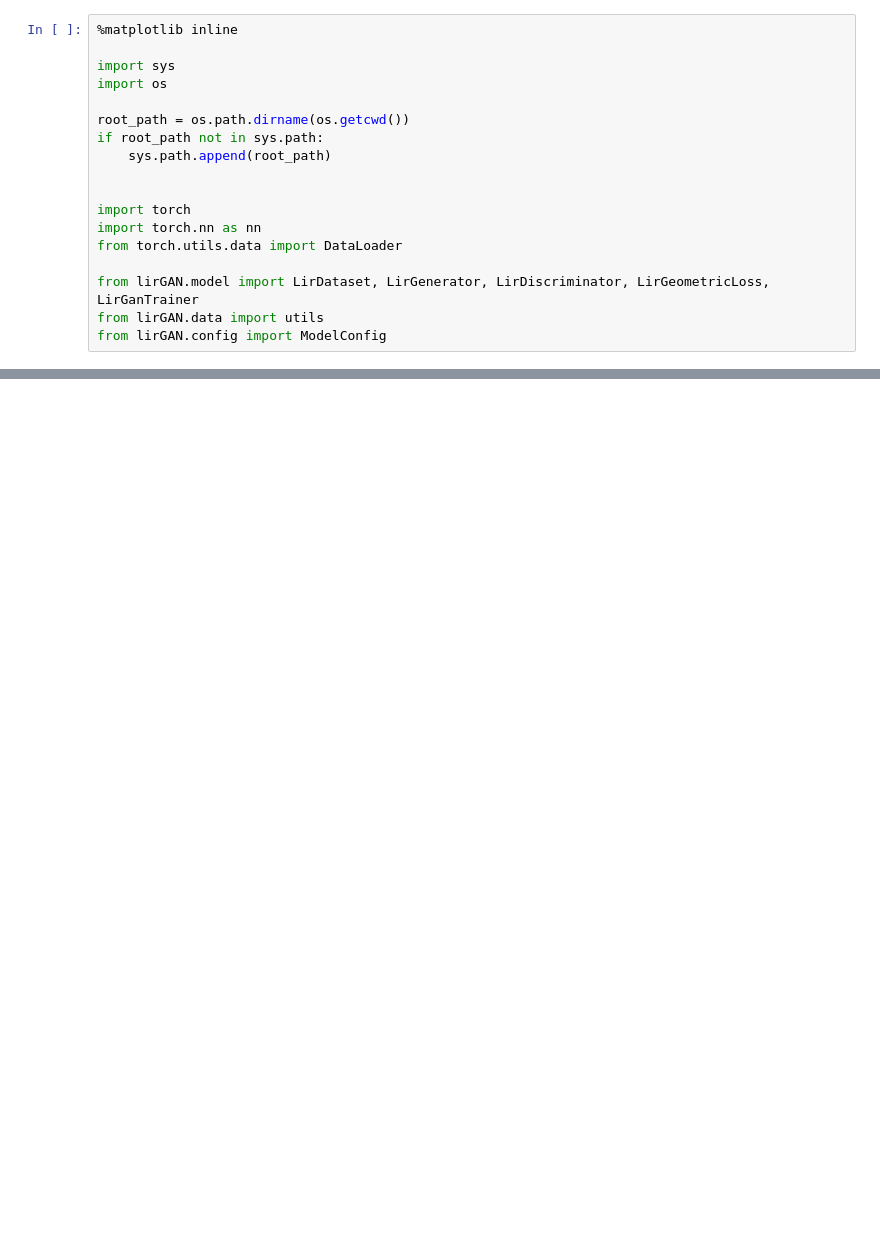
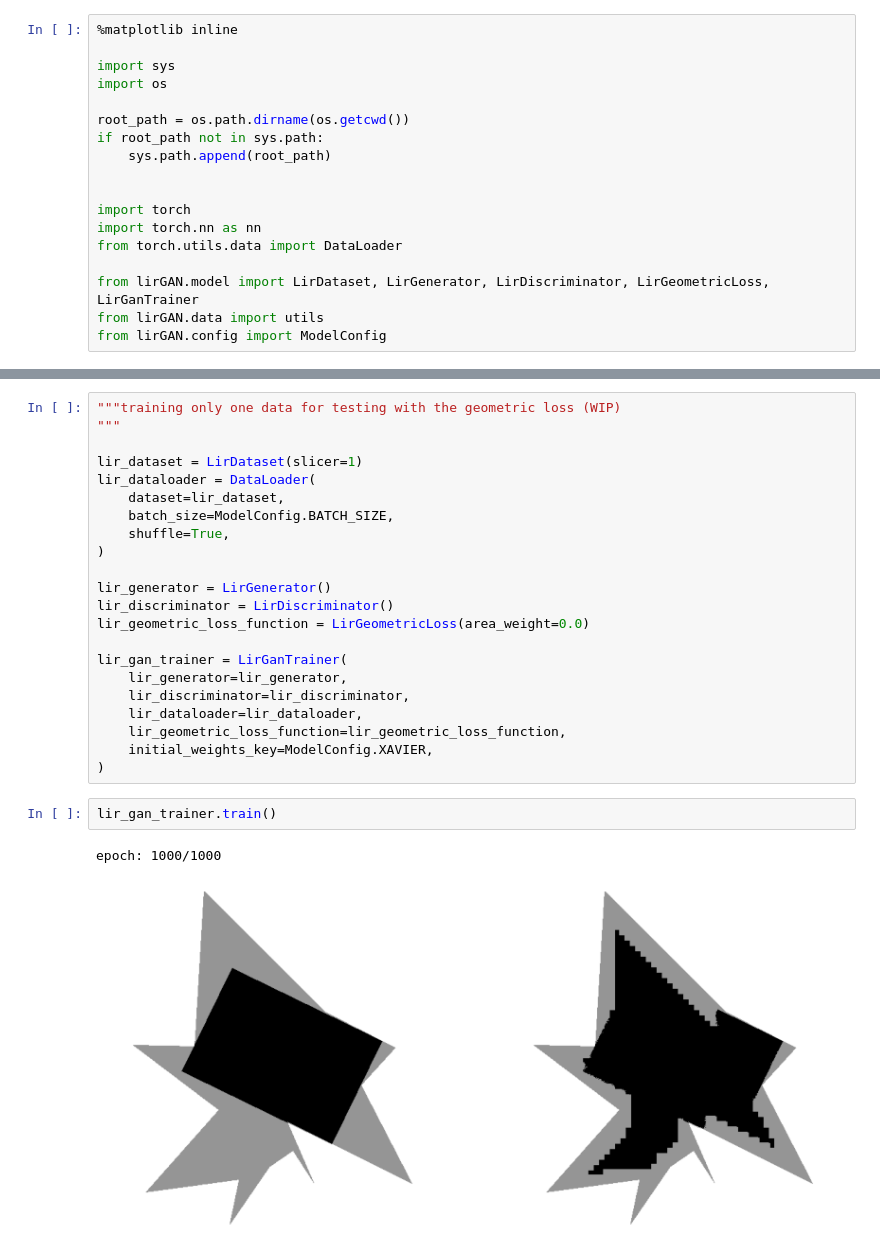
Before and after one commit to PARKCHEOLHEE-lab/gan-exer, a Jupyter notebook: lirGAN/lirGAN.ipynb, the cells around one changed output, grey strips where cells are left out. Drawn from its saved outputs; the diff is of its cells as text; blank space fills up the shorter version.

Commit message:
Testing on geometric loss through training only one data

```diff
--- a/lirGAN/lirGAN.ipynb
+++ b/lirGAN/lirGAN.ipynb
@@ -47,0 +62,27 @@ lir_gan_trainer.train()
+# %%
+"""training only one data for testing with the geometric loss (WIP)
+"""
+
+lir_dataset = LirDataset(slicer=1)
+lir_dataloader = DataLoader(
+    dataset=lir_dataset,
+    batch_size=ModelConfig.BATCH_SIZE,
+    shuffle=True,
+)
+
+lir_generator = LirGenerator()
+lir_discriminator = LirDiscriminator()
+lir_geometric_loss_function = LirGeometricLoss(area_weight=0.0)
+
+lir_gan_trainer = LirGanTrainer(
+    lir_generator=lir_generator,
+    lir_discriminator=lir_discriminator,
+    lir_dataloader=lir_dataloader,
+    lir_geometric_loss_function=lir_geometric_loss_function,
+    initial_weights_key=ModelConfig.XAVIER,
+)
+# %%
+lir_gan_trainer.train()
+# %% [output]
+epoch: 1000/1000
+[figure, added]
```
Also changed, not shown: parts of 6 cells of this notebook, 3 other files.
